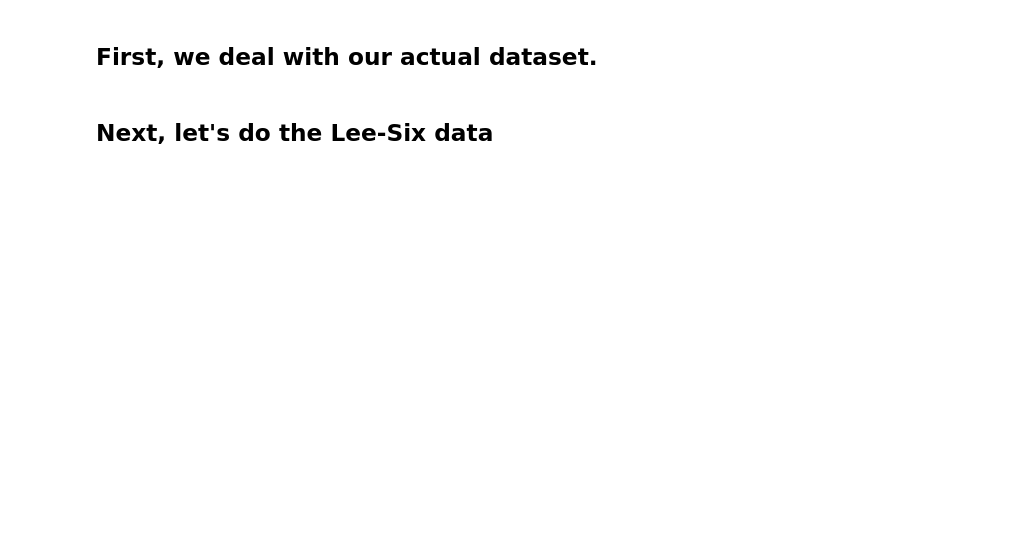
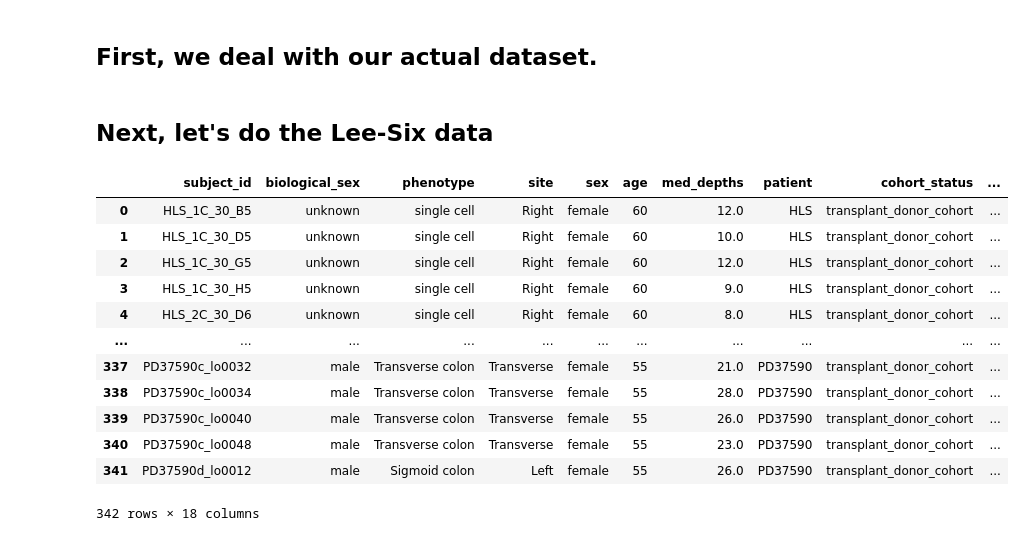
Before and after one commit to laurelhiatt/SEMIColon, a Jupyter notebook: scripts/mutations/dataframe.ipynb, the cells around one changed output. Saved outputs shown, nothing was run; the diff lists cells and outputs as text; code cells hidden in the pictures; blank space fills up the shorter version.

Commit message:
non-results dir dataframe production, specific to study

```diff
--- a/scripts/mutations/dataframe.ipynb
+++ b/scripts/mutations/dataframe.ipynb
@@ -273,16 +205,5 @@ leesix_clean = leesix_clean.drop_duplicates()
-# %%
-with open("/uufs/chpc.utah.edu/common/HIPAA/u1264408/u1264408/Git/SEMIColon/data/config/test_config/testconfig.yaml") as f:
-    config = yaml.safe_load(f)
-
-# Extract and subset
-samples: list[str] = config["samples"]
-mask_to_keep = leesix_clean['subject_id'].isin(samples)
-leesix_clean = leesix_clean[mask_to_keep]
 # %%
 leesix_clinical = pd.read_csv("/uufs/chpc.utah.edu/common/HIPAA/u1264408/u1264408/Git/SEMIColon/data/output/CellCut/LeeSixclinical.csv")
-donors: list[str] = config["donors"]
-mask_to_keep = leesix_clinical['patient'].isin(donors)
-leesix_clinical = leesix_clinical[mask_to_keep]
 # %%
 leesix_full = pd.merge(leesix_clean, leesix_clinical, on=['patient', 'sex', 'age'], how= 'outer')
 # %%
@@ -307,11 +228,11 @@ for donor in os.listdir(mosdepth_dir):
                         if match:
                             sample_name = match.group(1)
                             coverage = float(match.group(2))
-                            coverage_rows.append((donor, sample_name, coverage))
+                            coverage_rows.append((sample_name, coverage))
                         break  # only first matching line
 
 # Create DataFrame
-df_coverage = pd.DataFrame(coverage_rows, columns=["patient", "subject_id", "coverage"])
+df_coverage = pd.DataFrame(coverage_rows, columns=["subject_id", "coverage"])
 
-leesix_full = leesix_full.merge(df_coverage, on=["patient", "subject_id"], how="left")
+leesix_full = leesix_full.merge(df_coverage, on=["subject_id"], how="left")
 # %%
@@ -379,6 +303,6 @@ def assign_class_and_cpg(ref, alt):
 
     return mut_class, is_cpg
 
-snv_dir = "/uufs/chpc.utah.edu/common/HIPAA/u1264408/u1264408/Git/SEMIColon/data/output/CellCut/results"
 mutation_counts = []
+snv_dir = "/uufs/chpc.utah.edu/common/HIPAA/u1264408/u1264408/Git/SEMIColon/data/output/CellCut/overlap_variants/txtfiles_all/snvs"
 # %%
@@ -419 +339,17 @@ leesix_full = leesix_full.merge(df_mutation, on=["patient", "subject_id"], how="
+# %%
+leesix_full
+# %% [output]
+|  | subject_id | biological_sex | phenotype | site | sex | age | med_depths | patient | cohort_status | ... |
+| 0 | HLS_1C_30_B5 | unknown | single cell | Right | female | 60 | 12.0 | HLS | transplant_donor_cohort | ... |
+| 1 | HLS_1C_30_D5 | unknown | single cell | Right | female | 60 | 10.0 | HLS | transplant_donor_cohort | ... |
+| 2 | HLS_1C_30_G5 | unknown | single cell | Right | female | 60 | 12.0 | HLS | transplant_donor_cohort | ... |
+| 3 | HLS_1C_30_H5 | unknown | single cell | Right | female | 60 | 9.0 | HLS | transplant_donor_cohort | ... |
+| 4 | HLS_2C_30_D6 | unknown | single cell | Right | female | 60 | 8.0 | HLS | transplant_donor_cohort | ... |
+| ... | ... | ... | ... | ... | ... | ... | ... | ... | ... | ... |
+| 337 | PD37590c_lo0032 | male | Transverse colon | Transverse | female | 55 | 21.0 | PD37590 | transplant_donor_cohort | ... |
+| 338 | PD37590c_lo0034 | male | Transverse colon | Transverse | female | 55 | 28.0 | PD37590 | transplant_donor_cohort | ... |
+| 339 | PD37590c_lo0040 | male | Transverse colon | Transverse | female | 55 | 26.0 | PD37590 | transplant_donor_cohort | ... |
+| 340 | PD37590c_lo0048 | male | Transverse colon | Transverse | female | 55 | 23.0 | PD37590 | transplant_donor_cohort | ... |
+| 341 | PD37590d_lo0012 | male | Sigmoid colon | Left | female | 55 | 26.0 | PD37590 | transplant_donor_cohort | ... |
+342 rows × 18 columns
 # %%
```
Also changed, not shown: parts of 12 cells of this notebook.
